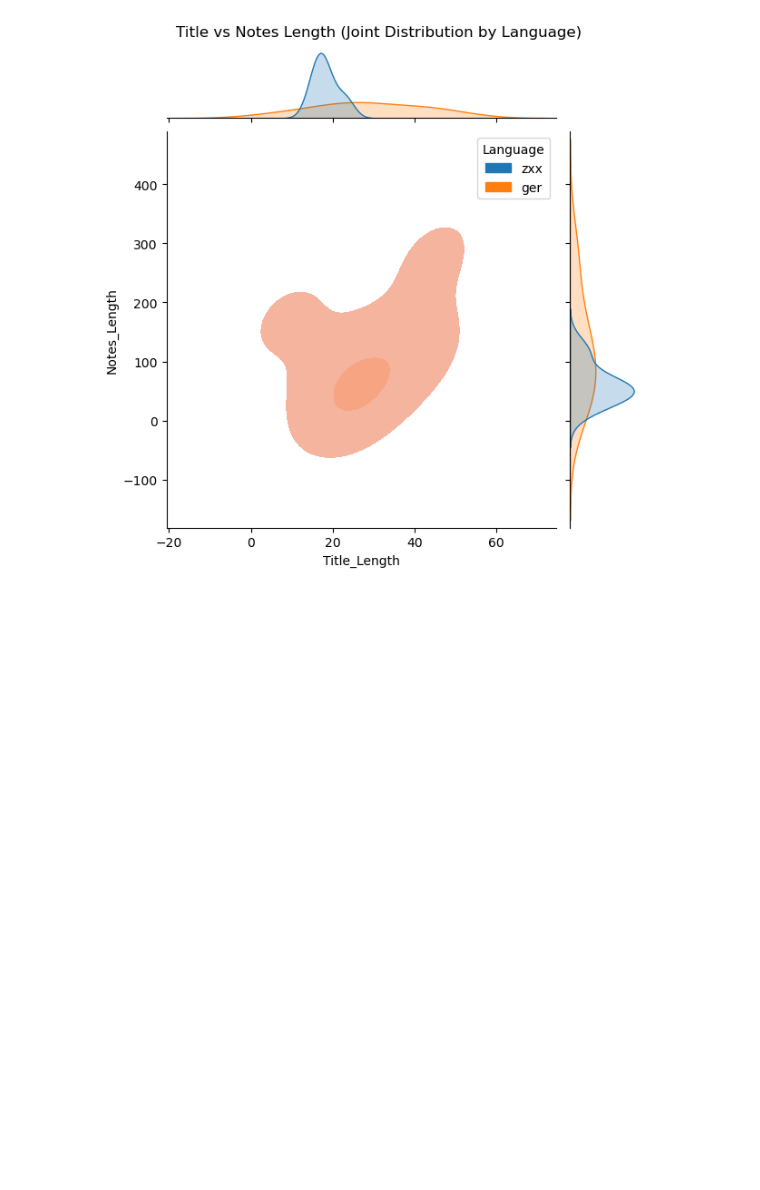
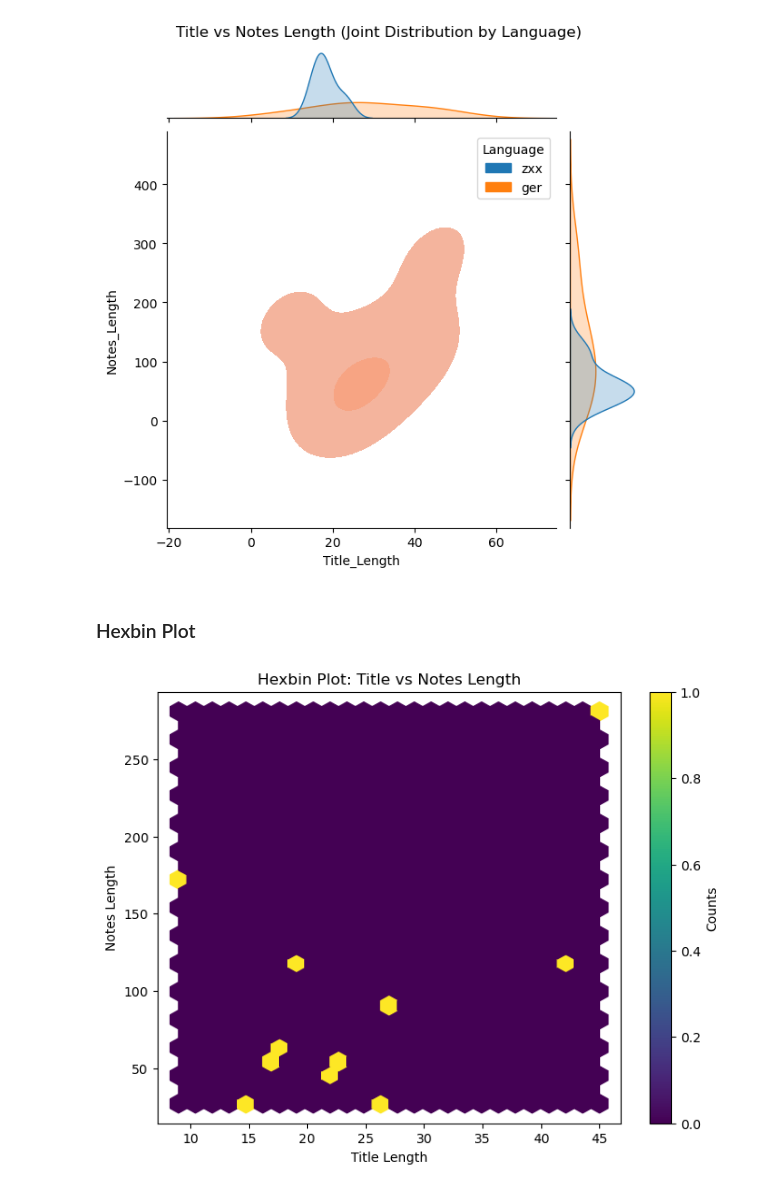
Before and after one commit to bbhatta10/Library-data, a Jupyter notebook: menu.ipynb, the cells around one changed output. Saved outputs shown, nothing was run; the diff lists cells and outputs as text; code cells hidden in the pictures; blank space fills up the shorter version.

Commit message:
Hexbin Plot

```diff
--- a/menu.ipynb
+++ b/menu.ipynb
@@ -743,3 +743,15 @@ plt.suptitle("Title vs Notes Length (Joint Distribution by Language)", y=1.02)
 plt.show()
 # %% [output]
 [figure]
+# %% [markdown]
+### Hexbin Plot
+# %%
+plt.figure(figsize=(8,6))
+plt.hexbin(df_lang['Title_Length'], df_lang['Notes_Length'], gridsize=25, cmap='viridis')
+plt.xlabel("Title Length")
+plt.ylabel("Notes Length")
+plt.title("Hexbin Plot: Title vs Notes Length")
+plt.colorbar(label='Counts')
+plt.show()
+# %% [output]
+[figure, added]
```
